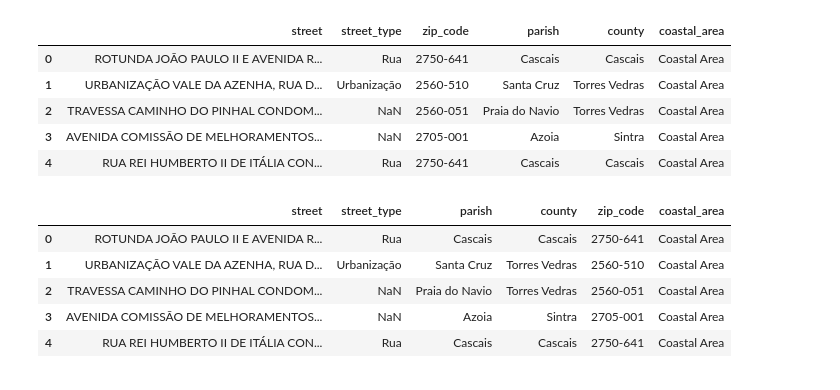
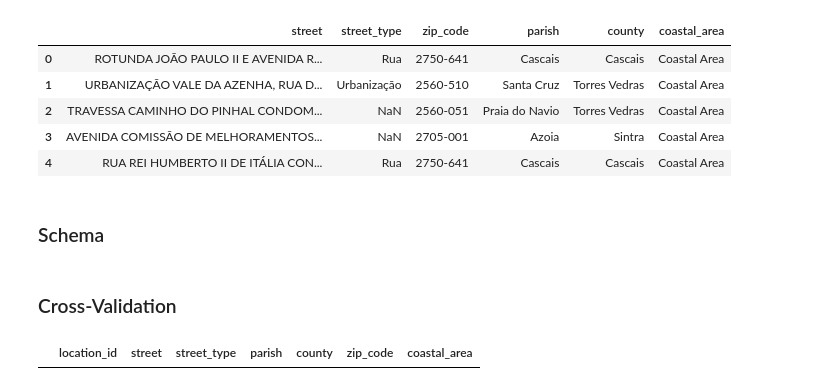
Before and after one commit to beatriz-lima/TPD-Airbnb-Data, a Jupyter notebook: Notebooks/ETL_Location.ipynb, the cells around one changed output. Saved outputs shown, nothing was run; the diff lists cells and outputs as text; code cells hidden in the pictures.

Commit message:
ETL Location Re-Mapping

```diff
--- a/Notebooks/ETL_Location.ipynb
+++ b/Notebooks/ETL_Location.ipynb
@@ -405,6 +652,8 @@ df.head()
 | 2 | TRAVESSA CAMINHO DO PINHAL CONDOM... | NaN | 2560-051 | Praia do Navio | Torres Vedras | Coastal Area |
 | 3 | AVENIDA COMISSÃO DE MELHORAMENTOS... | NaN | 2705-001 | Azoia | Sintra | Coastal Area |
 | 4 | RUA REI HUMBERTO II DE ITÁLIA CON... | Rua | 2750-641 | Cascais | Cascais | Coastal Area |
+# %% [markdown]
+### Schema
 # %%
 # Create Table
 
@@ -422,21 +671,17 @@ CREATE TABLE IF NOT EXISTS Location (
 """
 conn = psycopg2.connect(host = server_host,database = dbname, user = dbusername,password = dbpassword)
 run_sql_command(sql=create_table, conn=conn)
+# %% [markdown]
+### Cross-Validation
 # %%
 # Query Database
 
 conn = psycopg2.connect(host = server_host,database = dbname, user = dbusername,password = dbpassword)
 df_sql = query_table(conn, 'location')
 conn.close()
-df_sql.drop(['location_id'], axis=1, inplace=True)
 df_sql.head()
 # %% [output]
-|  | street | street_type | parish | county | zip_code | coastal_area |
-| 0 | ROTUNDA JOÃO PAULO II E AVENIDA R... | Rua | Cascais | Cascais | 2750-641 | Coastal Area |
-| 1 | URBANIZAÇÃO VALE DA AZENHA, RUA D... | Urbanização | Santa Cruz | Torres Vedras | 2560-510 | Coastal Area |
-| 2 | TRAVESSA CAMINHO DO PINHAL CONDOM... | NaN | Praia do Navio | Torres Vedras | 2560-051 | Coastal Area |
-| 3 | AVENIDA COMISSÃO DE MELHORAMENTOS... | NaN | Azoia | Sintra | 2705-001 | Coastal Area |
-| 4 | RUA REI HUMBERTO II DE ITÁLIA CON... | Rua | Cascais | Cascais | 2750-641 | Coastal Area |
+|  | location_id | street | street_type | parish | county | zip_code | coastal_area |
 # %%
 # Cross-Validate if data exists on DB
 
```
Also changed, not shown: parts of 34 cells of this notebook, 2 other files.
